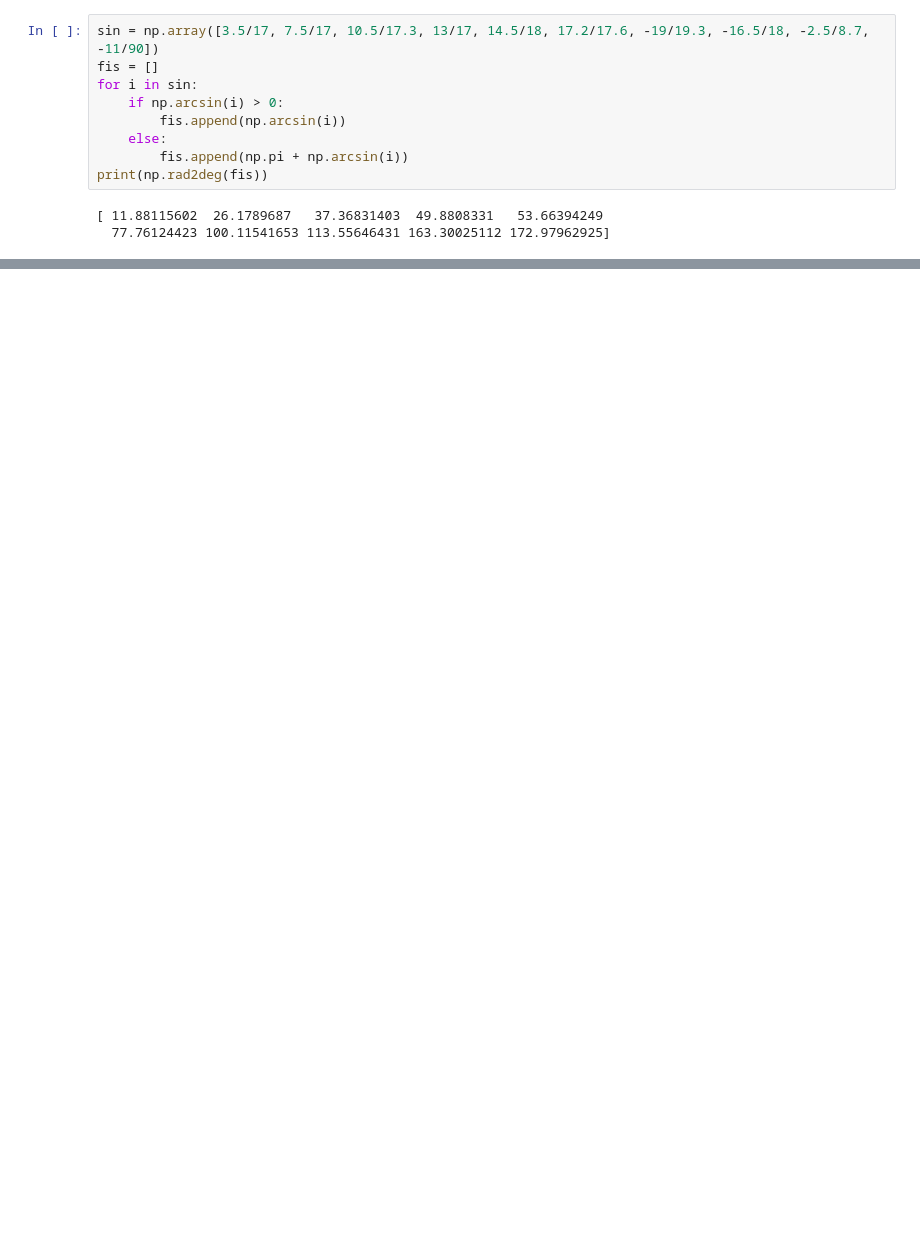
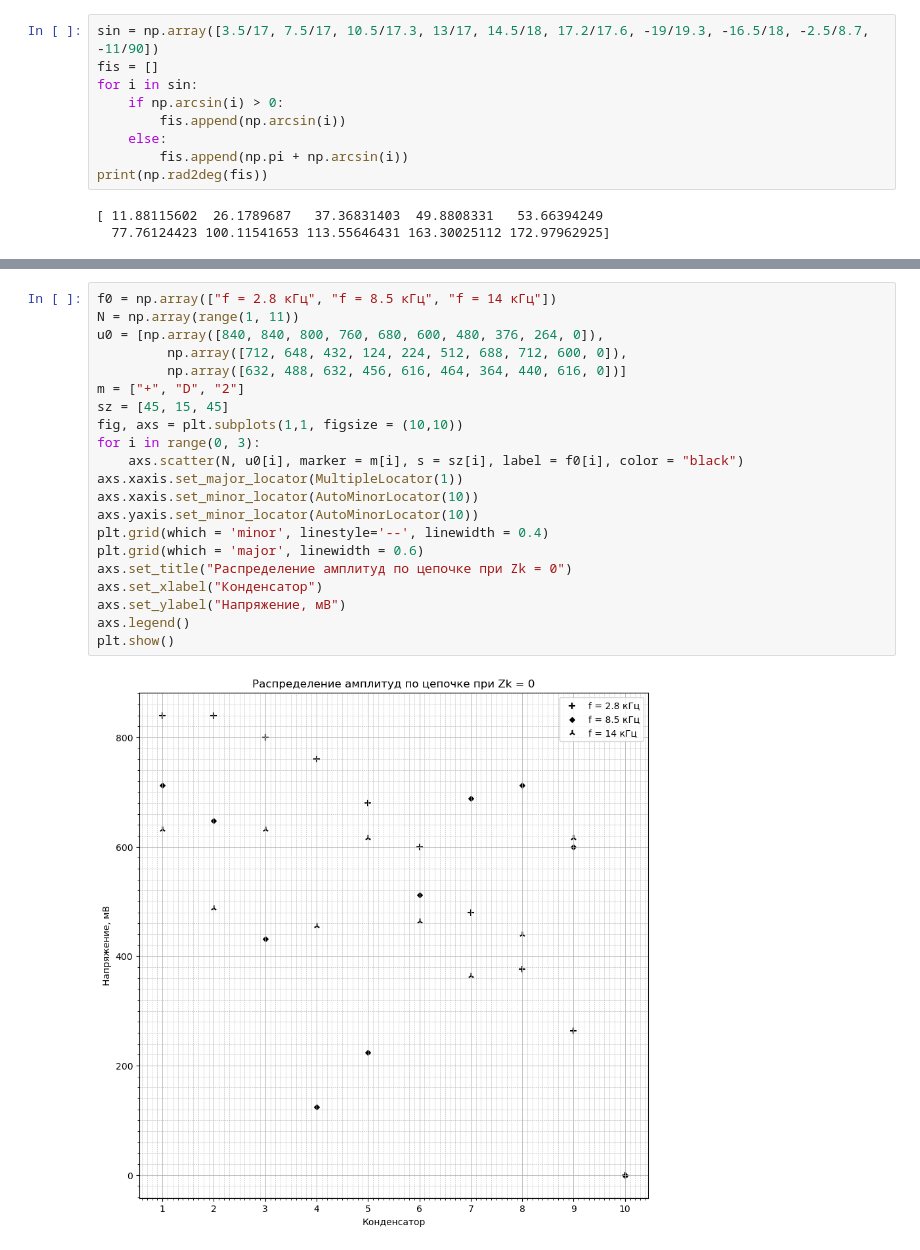
Before and after one commit to 737CMD/Labs_Optics, a Jupyter notebook: Lab222/222.ipynb, the cells around one changed output, grey strips where cells are left out. Cells and saved outputs as stored; diff of their text form; blank space fills up the shorter version.

```diff
--- a/Lab222/222.ipynb
+++ b/Lab222/222.ipynb
@@ -47,0 +94,23 @@ axs.scatter(nu, fi, s = 35, marker = "|", linewidths = 2, color = "black")
+# %%
+f0 = np.array(["f = 2.8 кГц", "f = 8.5 кГц", "f = 14 кГц"])
+N = np.array(range(1, 11))
+u0 = [np.array([840, 840, 800, 760, 680, 600, 480, 376, 264, 0]),
+         np.array([712, 648, 432, 124, 224, 512, 688, 712, 600, 0]),
+         np.array([632, 488, 632, 456, 616, 464, 364, 440, 616, 0])]
+m = ["+", "D", "2"]
+sz = [45, 15, 45]
+fig, axs = plt.subplots(1,1, figsize = (10,10))
+for i in range(0, 3):
+    axs.scatter(N, u0[i], marker = m[i], s = sz[i], label = f0[i], color = "black")
+axs.xaxis.set_major_locator(MultipleLocator(1))
+axs.xaxis.set_minor_locator(AutoMinorLocator(10))
+axs.yaxis.set_minor_locator(AutoMinorLocator(10))
+plt.grid(which = 'minor', linestyle='--', linewidth = 0.4)
+plt.grid(which = 'major', linewidth = 0.6)
+axs.set_title("Распределение амплитуд по цепочке при Zk = 0")
+axs.set_xlabel("Конденсатор")
+axs.set_ylabel("Напряжение, мВ")
+axs.legend()
+plt.show()
+# %% [output]
+[figure, added]
```
Also changed, not shown: parts of 10 cells of this notebook, 3 other files.
